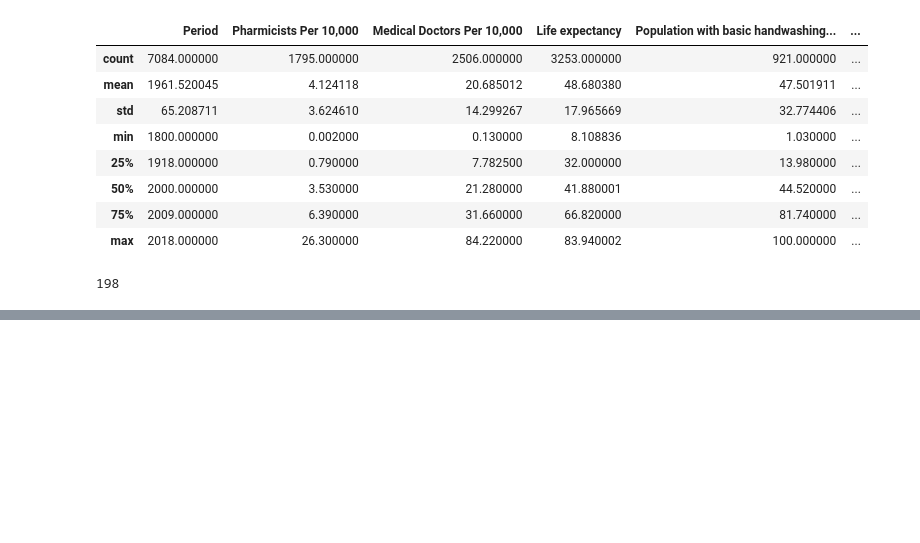
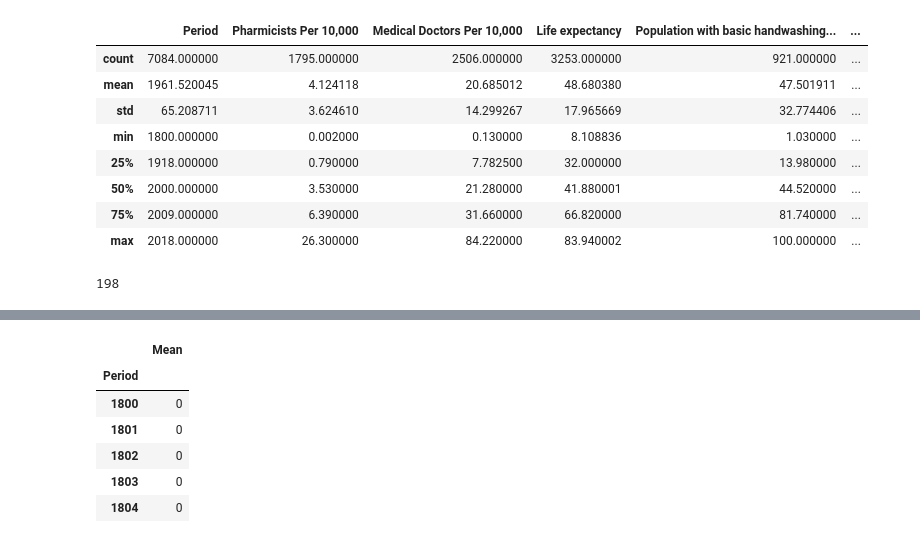
Before and after one commit to saiyidmkazmi/Project1-LifeExpectancy-, a Jupyter notebook: debra_main.ipynb, the cells around one changed output, grey strips where cells are left out. Cells and saved outputs as stored; diff of their text form; code cells hidden in the pictures; blank space fills up the shorter version.

```diff
--- a/debra_main.ipynb
+++ b/debra_main.ipynb
@@ -207,0 +166,16 @@ Name: Population using at least basic drinking-water services (%), Length: 198,
+# %%
+# Generate a bar plot showing the total number of timepoints for all mice tested for each drug regimen using Pandas.
+drinking_water_data = pd.DataFrame(drinking_water_table.groupby(["Period"]).count()).reset_index()
+
+#Alter the dataframe down to two columns
+drinking_water_df = drinking_water_data[["Period", "Mean"]]
+drinking_water_df = drinking_water_df.set_index("Period")
+drinking_water_df.head()
+# %% [output]
+|  | Mean |
+| Period |  |
+| 1800 | 0 |
+| 1801 | 0 |
+| 1802 | 0 |
+| 1803 | 0 |
+| 1804 | 0 |
```
Also changed, not shown: parts of 21 cells of this notebook.
